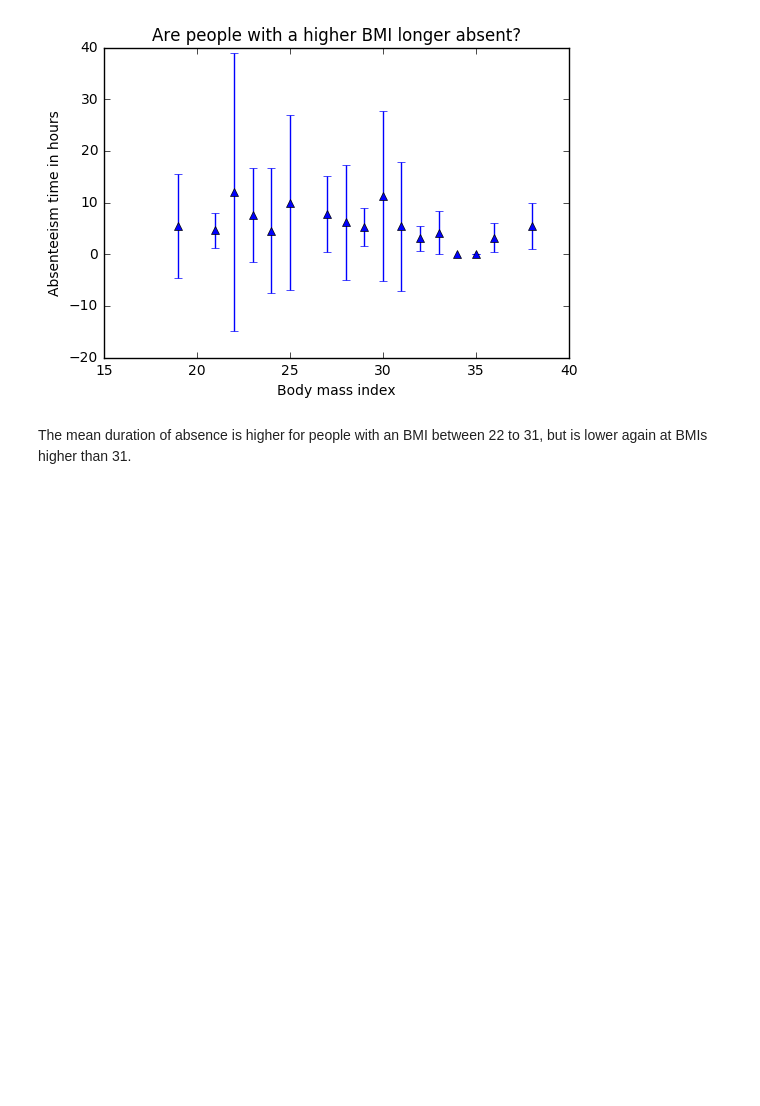
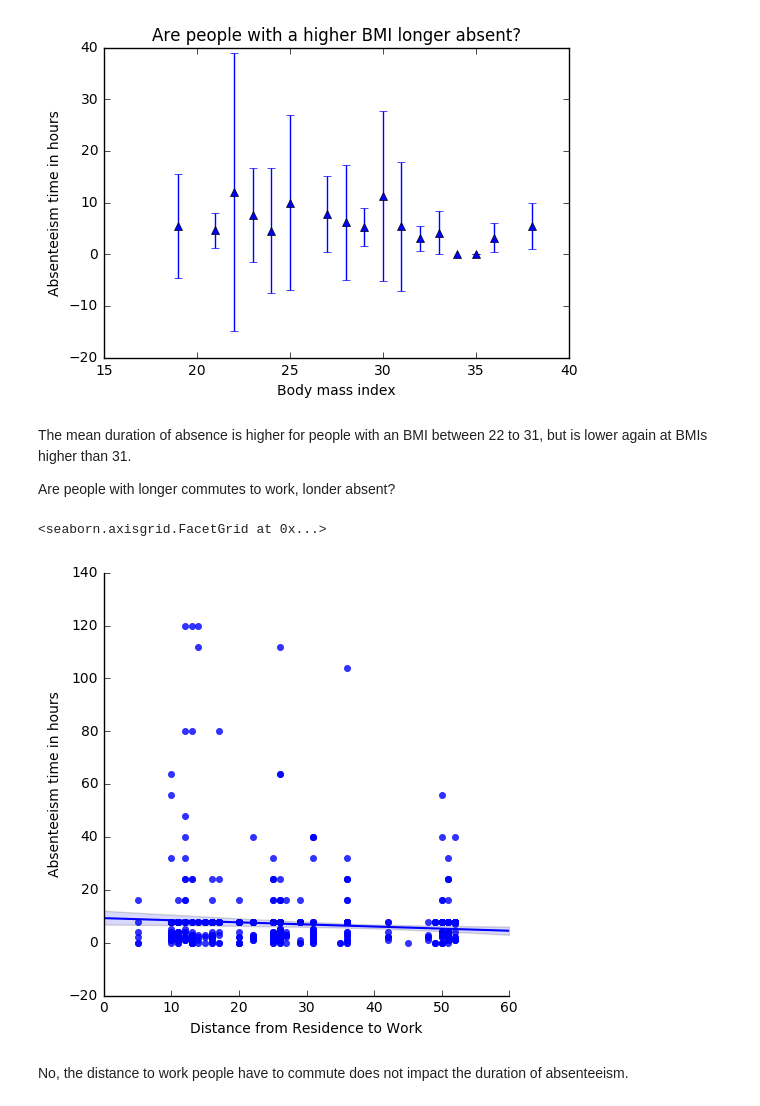
Before and after one commit to NaRuecker/Thinkful, a Jupyter notebook: Absenteeism.ipynb, the cells around one changed output. Cells and saved outputs as stored; diff of their text form; code cells hidden in the pictures; blank space fills up the shorter version.

Commit message:
Upload visualisation challenge

```diff
--- a/Absenteeism.ipynb
+++ b/Absenteeism.ipynb
@@ -137,3 +138,12 @@ plt.show()
 [figure]
 # %% [markdown]
 The mean duration of absence is higher for people with an BMI between 22 to 31, but is lower again at BMIs higher than 31.
+
+Are people with longer commutes to work, londer absent?
+# %%
+sns.lmplot(x='Distance from Residence to Work', y='Absenteeism time in hours', data=df)
+# %% [output]
+<seaborn.axisgrid.FacetGrid at 0x...>
+[figure, added]
+# %% [markdown]
+No, the distance to work people have to commute does not impact the duration of absenteeism.
```
Also changed, not shown: parts of 1 cell of this notebook.
